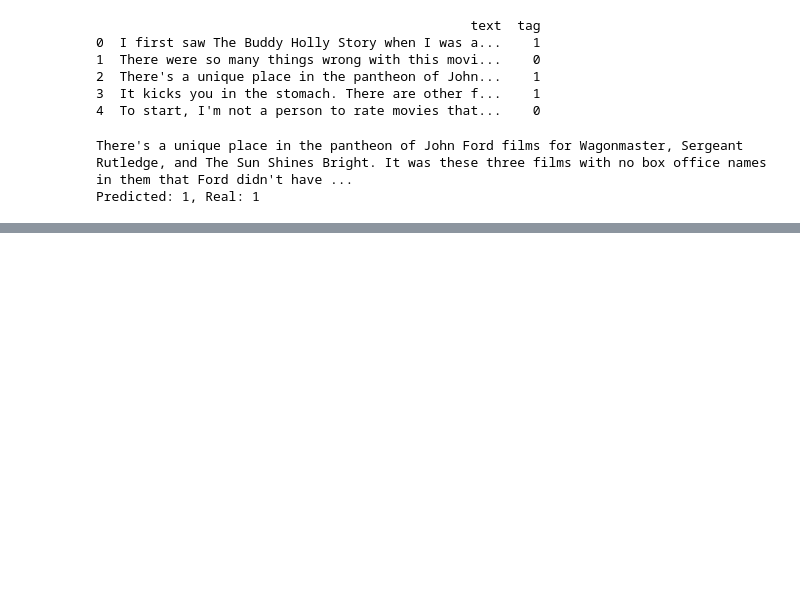
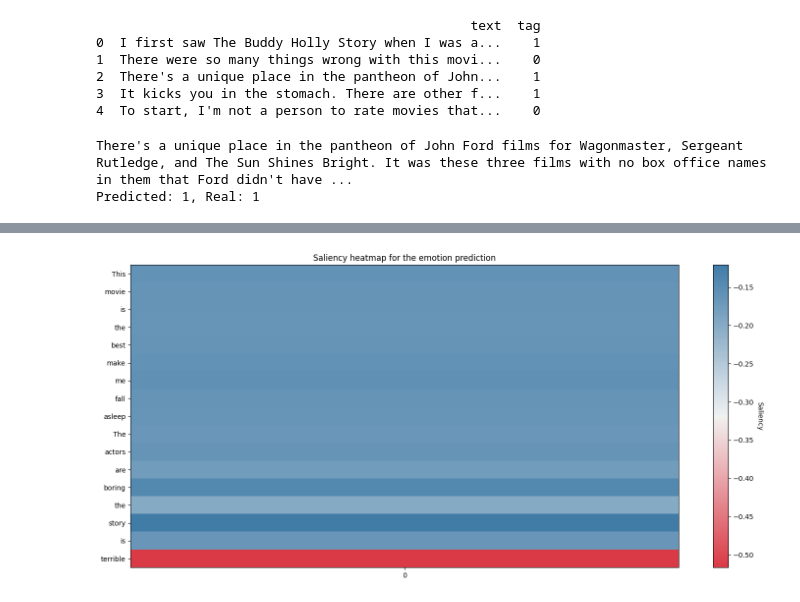
Before and after one commit to AsterisCrack/rnn_explainability, a Jupyter notebook: src/AgnosticModels/Saliency_Maps.ipynb, the cells around one changed output, grey strips where cells are left out. Cells and saved outputs as stored; diff of their text form; code cells hidden in the pictures; blank space fills up the shorter version.

```diff
--- a/src/AgnosticModels/Saliency_Maps.ipynb
+++ b/src/AgnosticModels/Saliency_Maps.ipynb
@@ -156,10 +156,14 @@ def get_sailency(text: str, target:int, model: RecursiveScriptModule, w2v_model:
     # find the gradient of the model with respect to the input
     out = model(embedded_inputs, length)
 
+    print("Model output: ", out)
+    print("Target: ", target)
+
     loss_fn = torch.nn.BCEWithLogitsLoss()
     # get the loss
     targets = torch.tensor([target])
     loss = loss_fn(out, targets.to(device).float())
+    print("Loss: ", loss)
     loss.backward()
     # get the gradients of the model with respect to the input of the model
     gradients = embedded_inputs.grad
@@ -171,11 +175,14 @@ def get_sailency(text: str, target:int, model: RecursiveScriptModule, w2v_model:
     # the more blue the word is, the less important it is for the output
 
     # get the saliency map
-    saliency = gradients[0].data.abs().squeeze()
+    #! saliency = gradients[0].data.abs().squeeze()
+    saliency = gradients[0].data.squeeze()
     saliency_list = saliency.detach().cpu().numpy()
 
     # get the output of the model
     output = torch.sigmoid(out)
+    print("Sigmoid of output:", output)
+
     output = output.detach().cpu().numpy()
 
     # filter the saliency list where the indices are different from 0
@@ -217,4 +287,14 @@ plot_sailency_map(saliency_list, sentence)
 saliency_list_module = np.linalg.norm(saliency_list, axis=1)
 # add a second empty dimension to the saliency list module
 saliency_list_module = np.expand_dims(saliency_list_module, axis=1)
+# %%
+# not a useful plot
+#plot_sailency_map(saliency_list_module, sentence)
+
+# useful plot
+saliency_list_sums = np.sum(saliency_list, axis=1)
+saliency_list_sums = np.expand_dims(saliency_list_sums, axis=1)
+plot_sailency_map(saliency_list_sums, sentence)
+# %% [output]
+[figure, added]
 # %%
```
Also changed, not shown: parts of 9 cells of this notebook.
